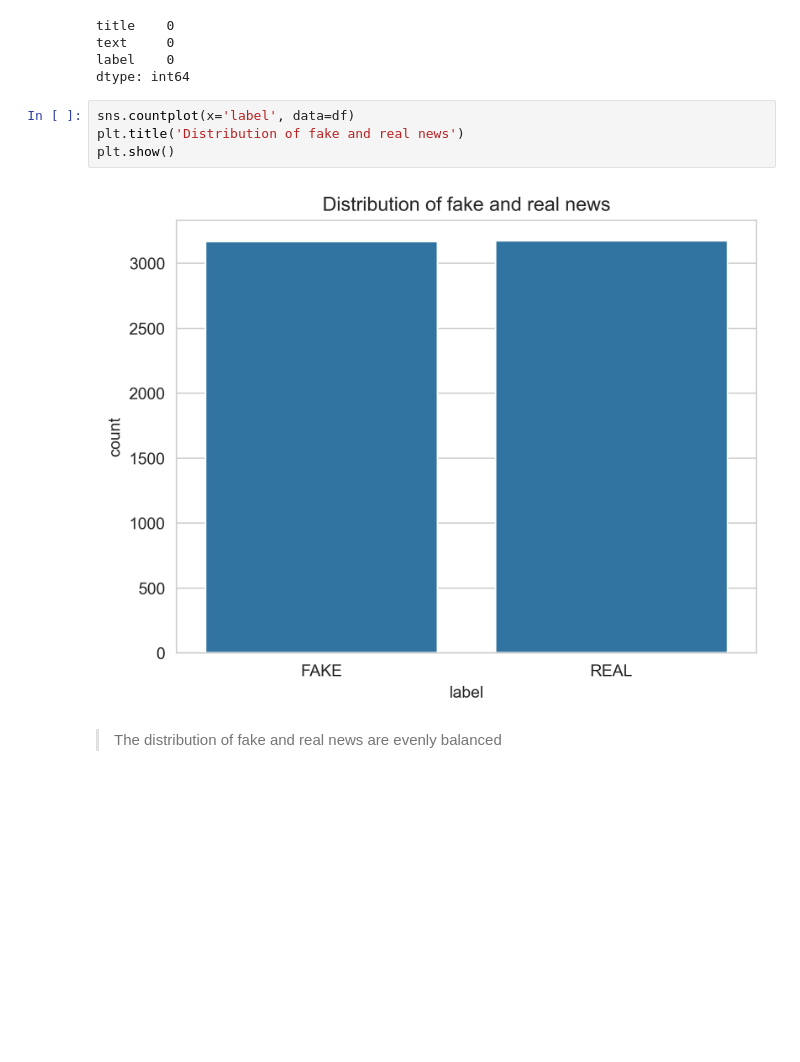
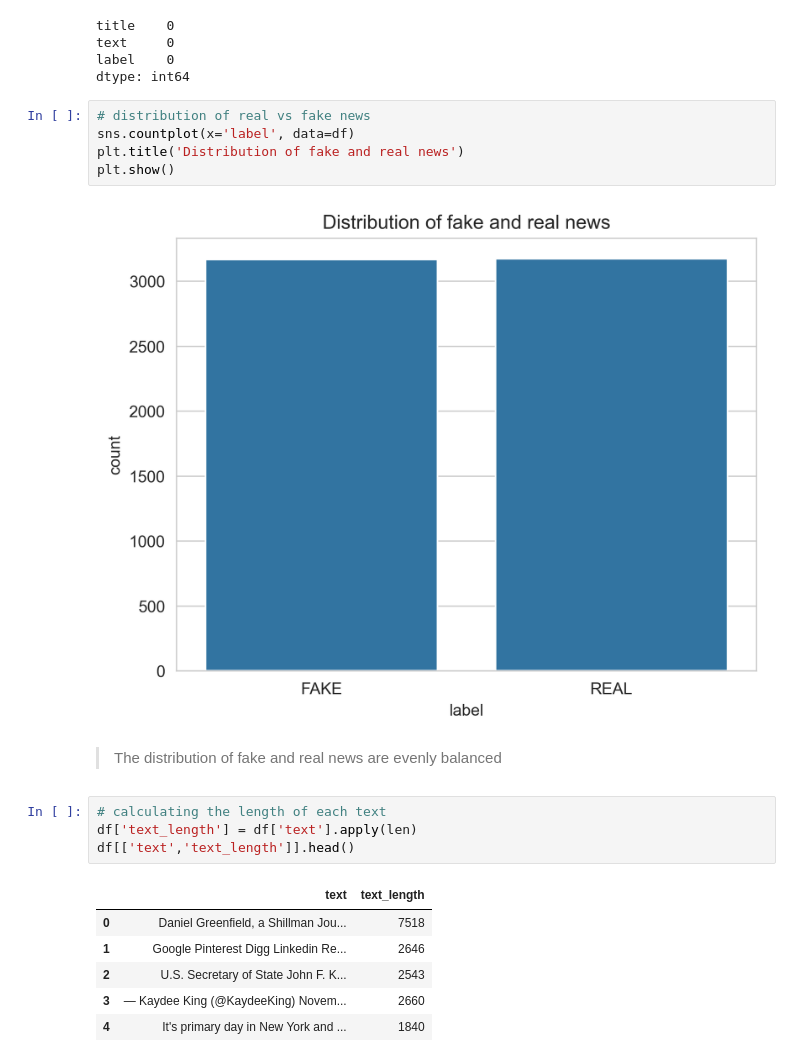
Before and after one commit to Asifdotexe/fake-news-detection-model, a Jupyter notebook: code/issue-3-as-data-exploration_and_model_development.ipynb, the cells around one changed output. Drawn from its saved outputs; the diff is of its cells as text; blank space fills up the shorter version.

Commit message:
#3 calculating the length of each  article

```diff
--- a/code/issue-3-as-data-exploration_and_model_development.ipynb
+++ b/code/issue-3-as-data-exploration_and_model_development.ipynb
@@ -39,6 +39,7 @@ text     0
 label    0
 dtype: int64
 # %%
+# distribution of real vs fake news
 sns.countplot(x='label', data=df)
 plt.title('Distribution of fake and real news')
 plt.show()
@@ -46,3 +47,14 @@ plt.show()
 [figure]
 # %% [markdown]
 > The distribution of fake and real news are evenly balanced
+# %%
+# calculating the length of each text
+df['text_length'] = df['text'].apply(len)
+df[['text','text_length']].head()
+# %% [output]
+|  | text | text_length |
+| 0 | Daniel Greenfield, a Shillman Jou... | 7518 |
+| 1 | Google Pinterest Digg Linkedin Re... | 2646 |
+| 2 | U.S. Secretary of State John F. K... | 2543 |
+| 3 | — Kaydee King (@KaydeeKing) Novem... | 2660 |
+| 4 | It's primary day in New York and ... | 1840 |
```
